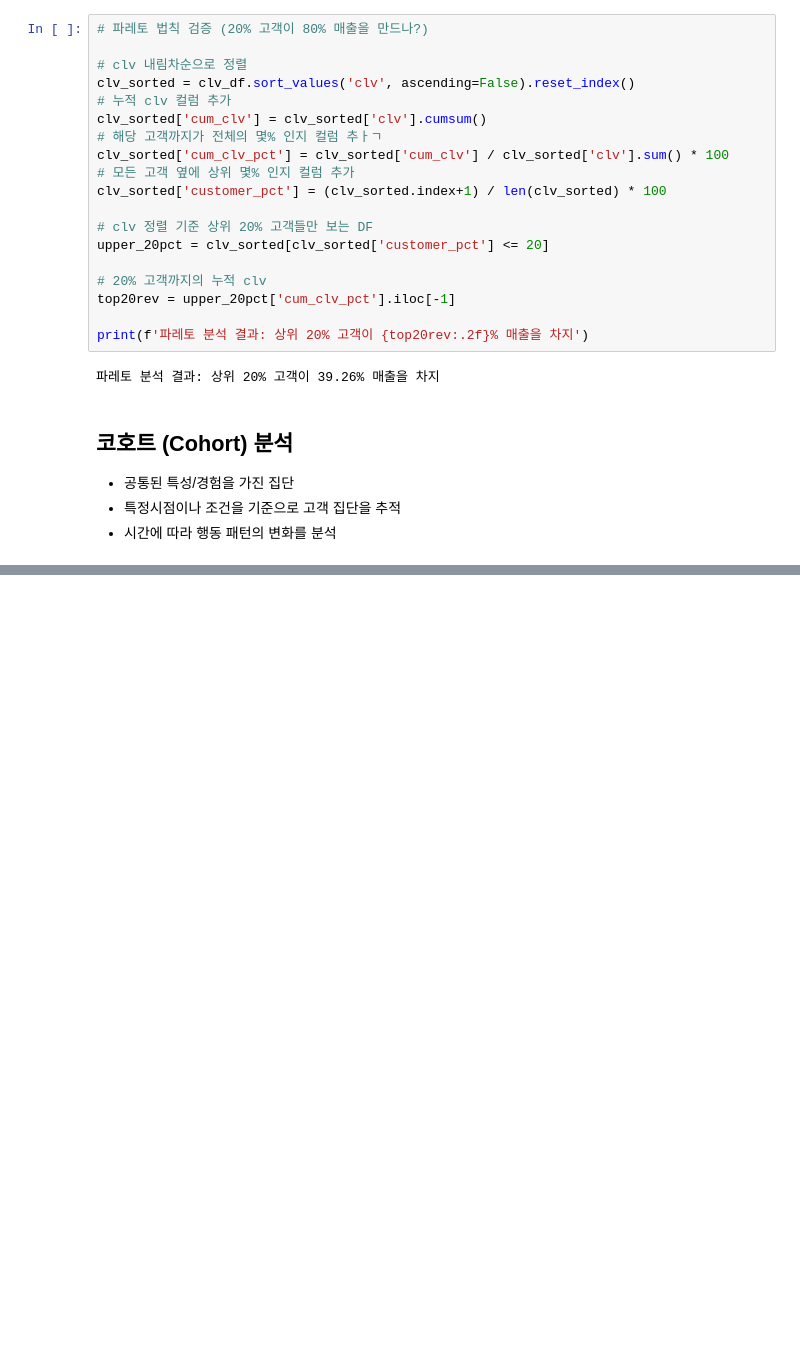
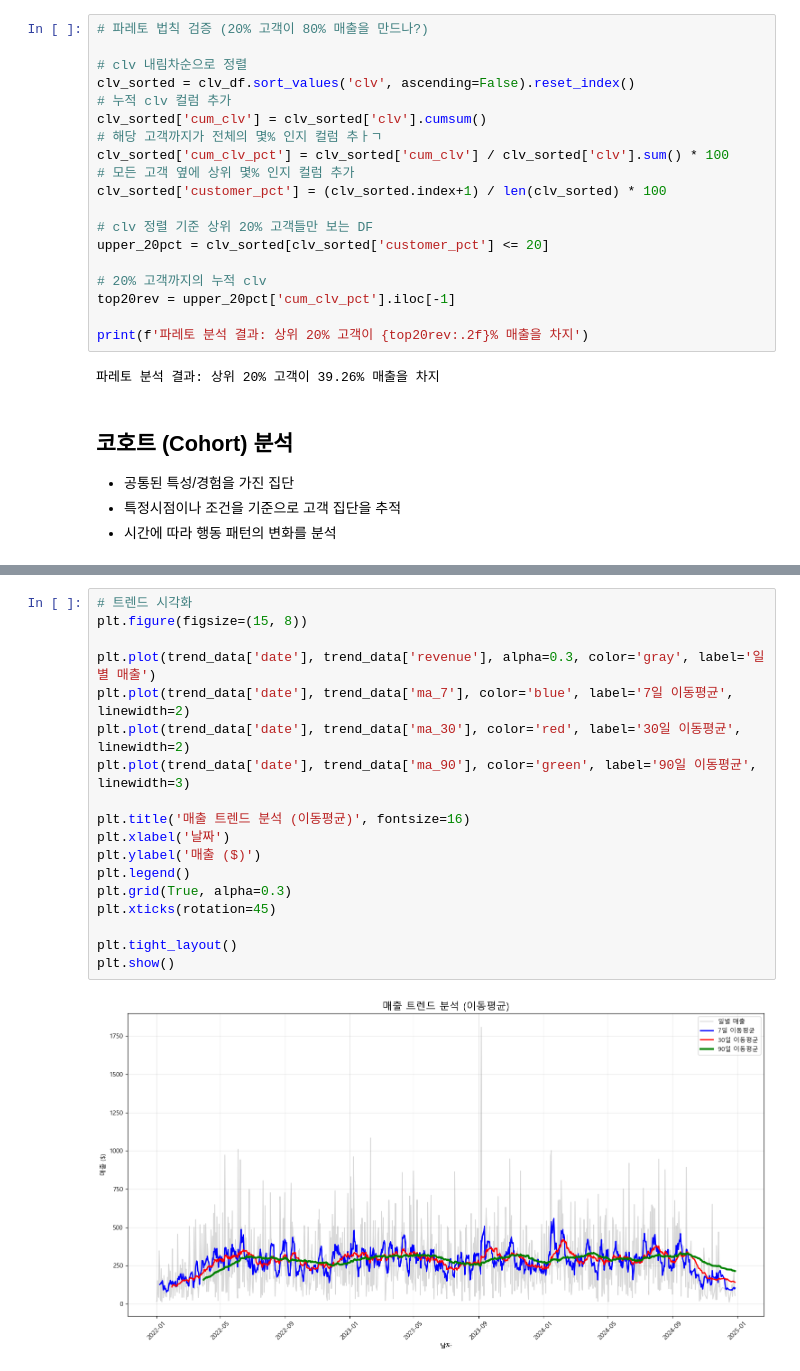
Before and after one commit to ming2tofu33/TIL, a Jupyter notebook: DataAnalysis/04-kpi.ipynb, the cells around one changed output, grey strips where cells are left out. Saved outputs shown, nothing was run; the diff lists cells and outputs as text; blank space fills up the shorter version.

```diff
--- a/DataAnalysis/04-kpi.ipynb
+++ b/DataAnalysis/04-kpi.ipynb
@@ -392,0 +655,20 @@ if retention_3m < 0.15:
+# %%
+# 트렌드 시각화
+plt.figure(figsize=(15, 8))
+
+plt.plot(trend_data['date'], trend_data['revenue'], alpha=0.3, color='gray', label='일별 매출')
+plt.plot(trend_data['date'], trend_data['ma_7'], color='blue', label='7일 이동평균', linewidth=2)
+plt.plot(trend_data['date'], trend_data['ma_30'], color='red', label='30일 이동평균', linewidth=2)
+plt.plot(trend_data['date'], trend_data['ma_90'], color='green', label='90일 이동평균', linewidth=3)
+
+plt.title('매출 트렌드 분석 (이동평균)', fontsize=16)
+plt.xlabel('날짜')
+plt.ylabel('매출 ($)')
+plt.legend()
+plt.grid(True, alpha=0.3)
+plt.xticks(rotation=45)
+
+plt.tight_layout()
+plt.show()
+# %% [output]
+[figure, added]
```
Also changed, not shown: parts of 11 cells of this notebook, 2 other files.
